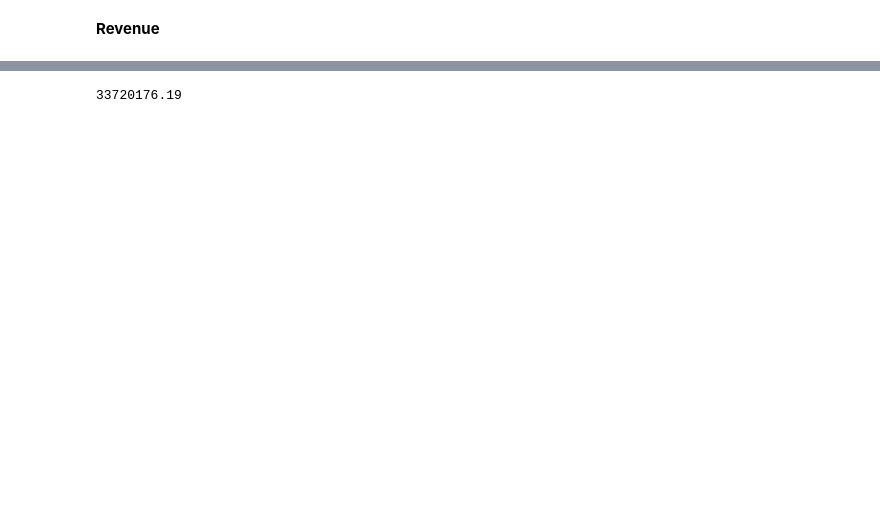
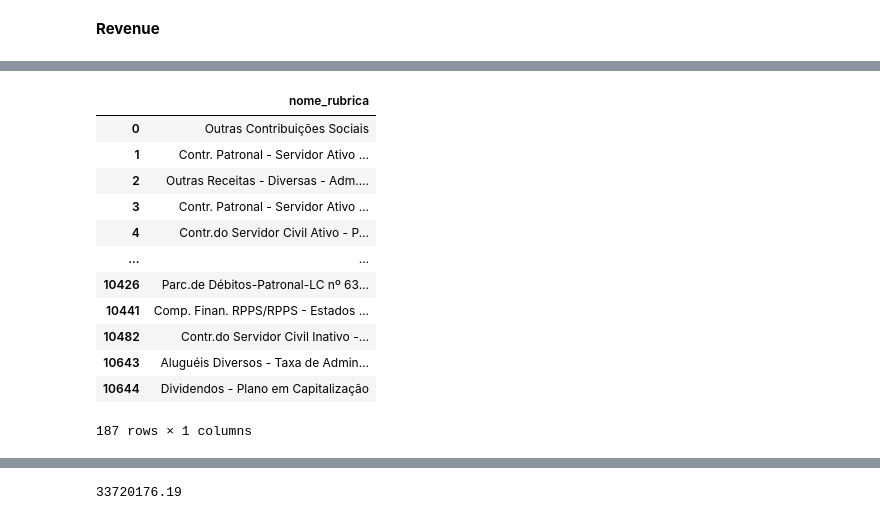
Before and after one commit to TiagoIesbick/dashboard-etl, a Jupyter notebook: dashboard_data.ipynb, the cells around one changed output, grey strips where cells are left out. Saved outputs shown, nothing was run; the diff lists cells and outputs as text; code cells hidden in the pictures; blank space fills up the shorter version.

```diff
--- a/dashboard_data.ipynb
+++ b/dashboard_data.ipynb
@@ -280 +304,17 @@ df_rev_2024_onwards[['rubricacompleta']].drop_duplicates(keep='last')
+# %%
+df[['nome_rubrica']].drop_duplicates()
+# %% [output]
+|  | nome_rubrica |
+| 0 | Outras Contribuições Sociais |
+| 1 | Contr. Patronal - Servidor Ativo ... |
+| 2 | Outras Receitas - Diversas - Adm.... |
+| 3 | Contr. Patronal - Servidor Ativo ... |
+| 4 | Contr.do Servidor Civil Ativo - P... |
+| ... | ... |
+| 10426 | Parc.de Débitos-Patronal-LC nº 63... |
+| 10441 | Comp. Finan. RPPS/RPPS - Estados ... |
+| 10482 | Contr.do Servidor Civil Inativo -... |
+| 10643 | Aluguéis Diversos - Taxa de Admin... |
+| 10644 | Dividendos - Plano em Capitalização |
+187 rows × 1 columns
 # %%
```
Also changed, not shown: parts of 22 cells of this notebook.
